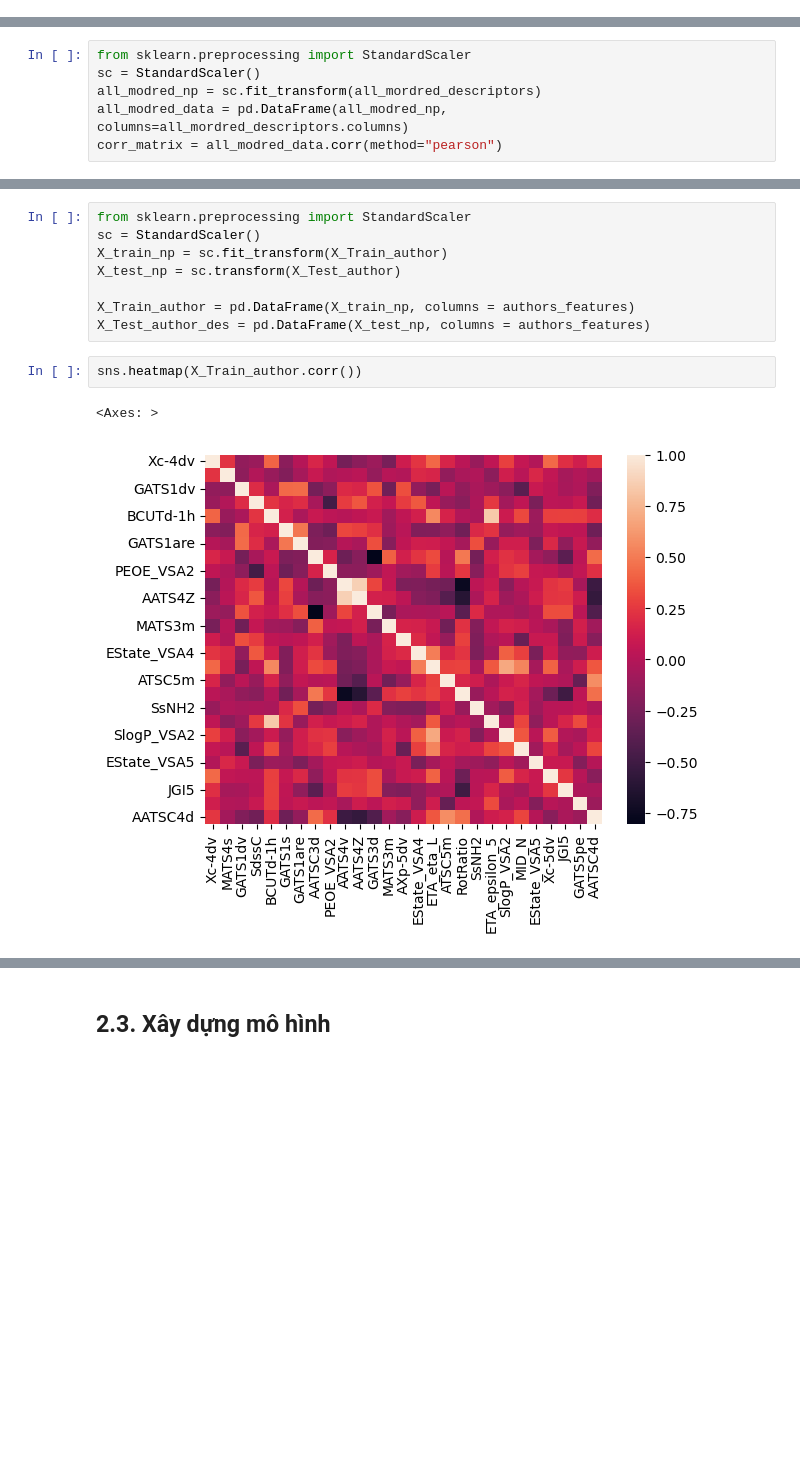
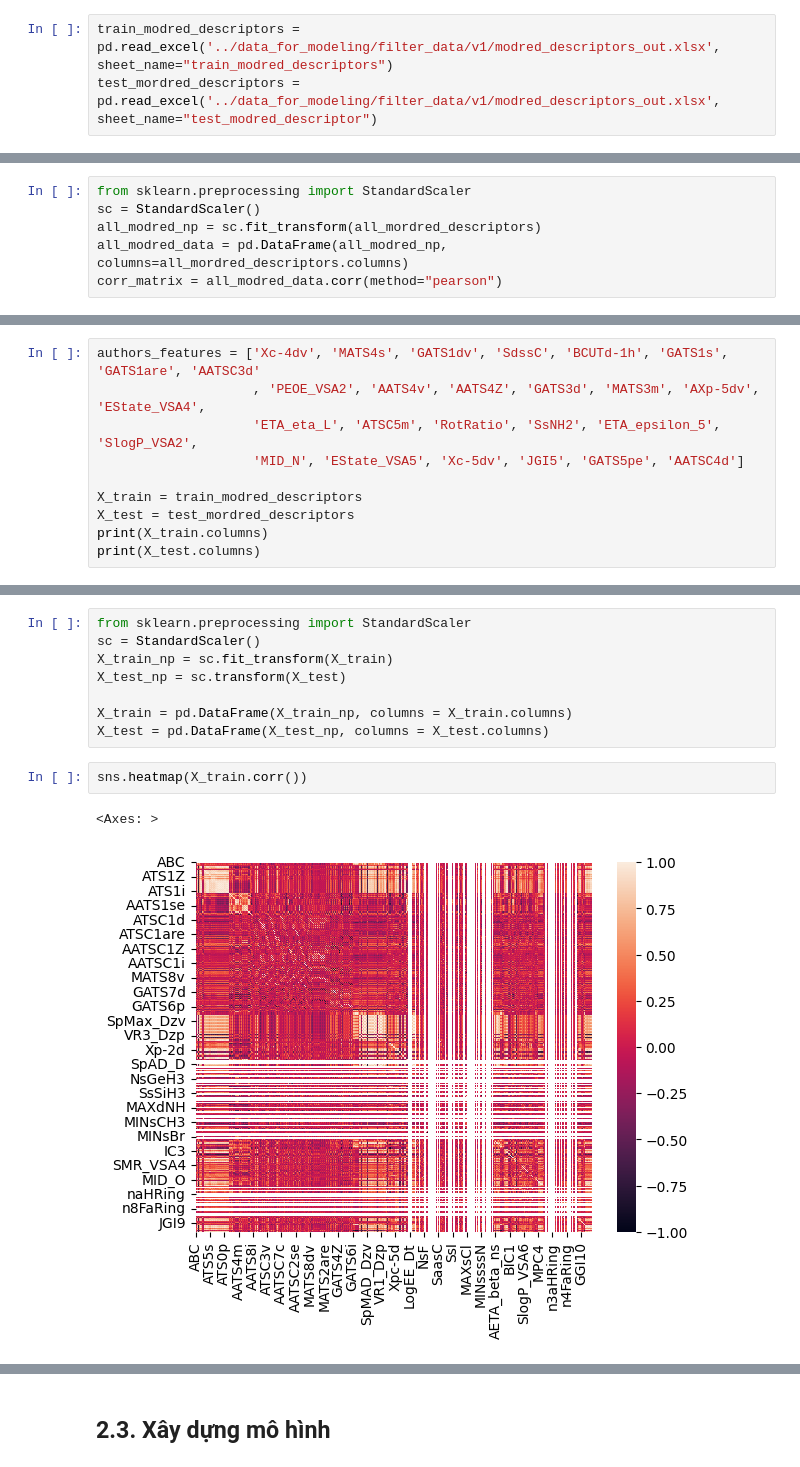
Before and after one commit to Lelvels/phamarcy_code, a Jupyter notebook: My HDAC2/src/my-hdac2-modred.ipynb, the cells around one changed output, grey strips where cells are left out. Saved outputs shown, nothing was run; the diff lists cells and outputs as text; blank space fills up the shorter version.

Commit message:
update modred feature selection

```diff
--- a/My HDAC2/src/my-hdac2-modred.ipynb
+++ b/My HDAC2/src/my-hdac2-modred.ipynb
@@ -34,3 +35,6 @@ test_mordred_descriptors = process_modred(test_dataset['SMILES'])
+# %%
+train_modred_descriptors = pd.read_excel('../data_for_modeling/filter_data/v1/modred_descriptors_out.xlsx', sheet_name="train_modred_descriptors")
+test_mordred_descriptors = pd.read_excel('../data_for_modeling/filter_data/v1/modred_descriptors_out.xlsx', sheet_name="test_modred_descriptor")
 # %%
 train_modred_descriptors = pd.DataFrame(train_modred_descriptors)
 test_mordred_descriptors = pd.DataFrame(test_mordred_descriptors)
@@ -119,0 +154,10 @@ all_modred_data.corr()
+# %%
+authors_features = ['Xc-4dv', 'MATS4s', 'GATS1dv', 'SdssC', 'BCUTd-1h', 'GATS1s', 'GATS1are', 'AATSC3d'
+                    , 'PEOE_VSA2', 'AATS4v', 'AATS4Z', 'GATS3d', 'MATS3m', 'AXp-5dv', 'EState_VSA4',
+                    'ETA_eta_L', 'ATSC5m', 'RotRatio', 'SsNH2', 'ETA_epsilon_5', 'SlogP_VSA2',
+                    'MID_N', 'EState_VSA5', 'Xc-5dv', 'JGI5', 'GATS5pe', 'AATSC4d']
+
+X_train = train_modred_descriptors
+X_test = test_mordred_descriptors
+print(X_train.columns)
+print(X_test.columns)
@@ -120,13 +177,13 @@ all_modred_data.corr()
 # %%
 from sklearn.preprocessing import StandardScaler
 sc = StandardScaler()
-X_train_np = sc.fit_transform(X_Train_author)
-X_test_np = sc.transform(X_Test_author)
+X_train_np = sc.fit_transform(X_train)
+X_test_np = sc.transform(X_test)
 
-X_Train_author = pd.DataFrame(X_train_np, columns = authors_features)
-X_Test_author_des = pd.DataFrame(X_test_np, columns = authors_features)
+X_train = pd.DataFrame(X_train_np, columns = X_train.columns)
+X_test = pd.DataFrame(X_test_np, columns = X_test.columns)
 # %%
-sns.heatmap(X_Train_author.corr())
+sns.heatmap(X_train.corr())
 # %% [output]
 <Axes: >
-[figure, old version]
+[figure, new version]
```
Also changed, not shown: parts of 47 cells of this notebook, 11 other files.
